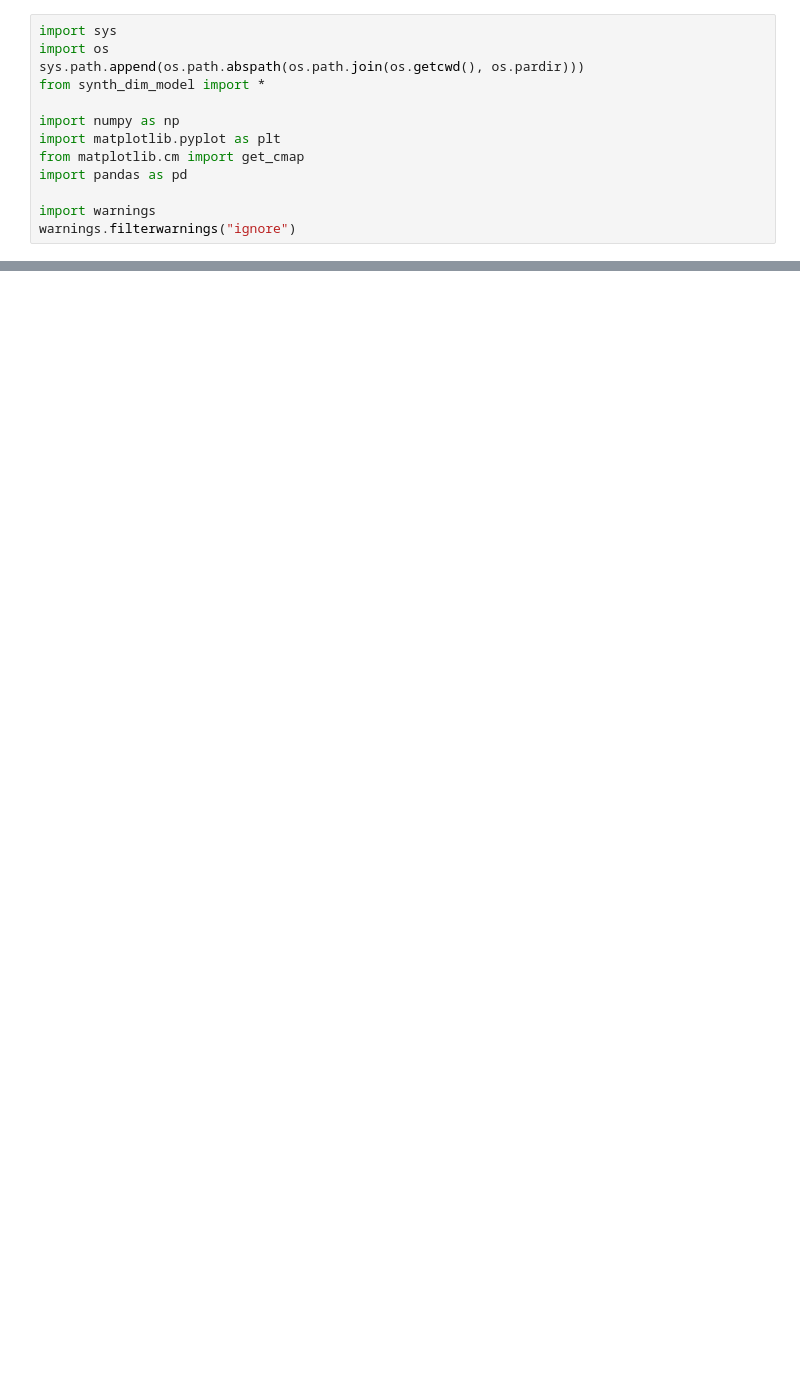
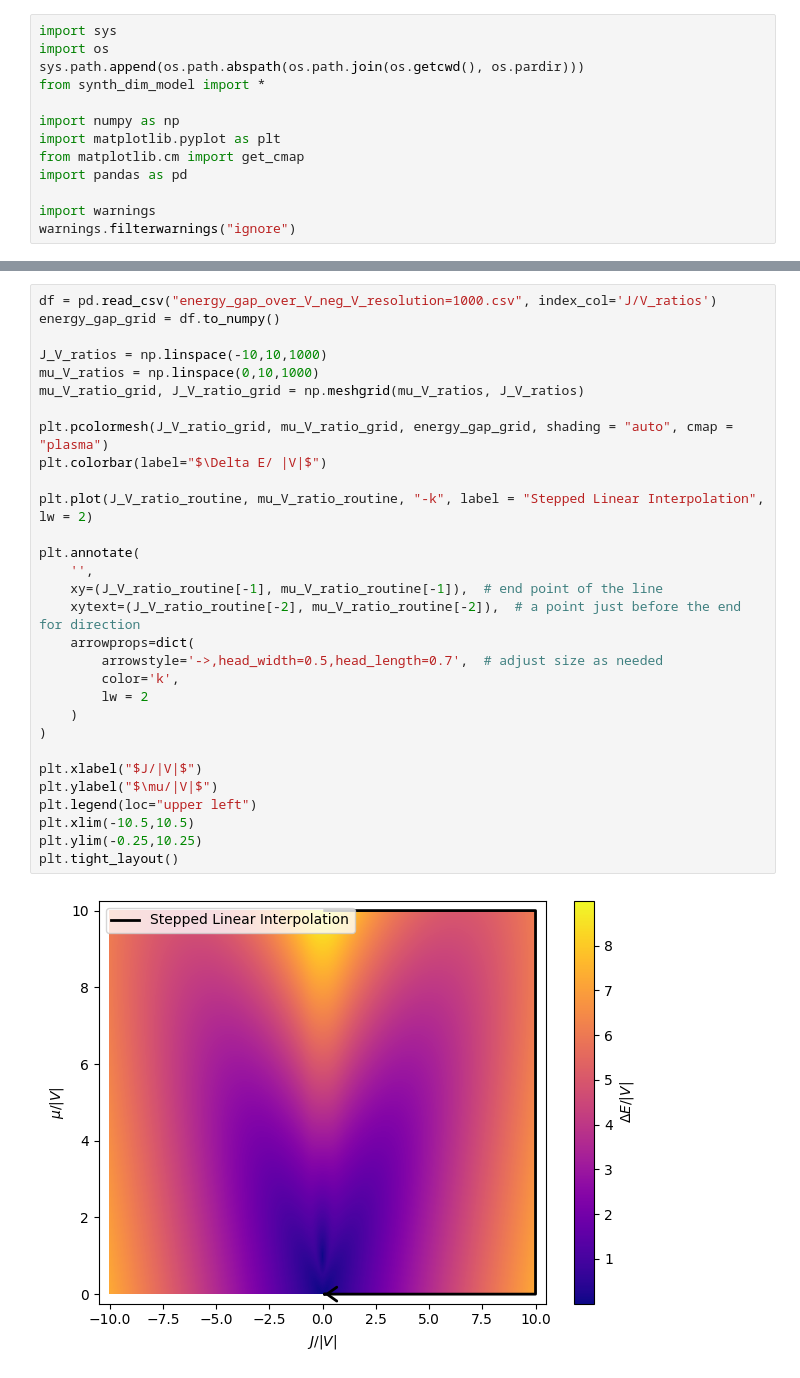
Before and after one commit to jwdesroches/synthetic_dimensions, a Jupyter notebook: adiabatic_evolution/plotting_test.ipynb, the cells around one changed output, grey strips where cells are left out. Cells and saved outputs as stored; diff of their text form; blank space fills up the shorter version.

```diff
--- a/adiabatic_evolution/plotting_test.ipynb
+++ b/adiabatic_evolution/plotting_test.ipynb
@@ -133,0 +154,32 @@ fig, ax = plt.subplots()
+# %%
+df = pd.read_csv("energy_gap_over_V_neg_V_resolution=1000.csv", index_col='J/V_ratios')
+energy_gap_grid = df.to_numpy()
+
+J_V_ratios = np.linspace(-10,10,1000)
+mu_V_ratios = np.linspace(0,10,1000)
+mu_V_ratio_grid, J_V_ratio_grid = np.meshgrid(mu_V_ratios, J_V_ratios)
+
+plt.pcolormesh(J_V_ratio_grid, mu_V_ratio_grid, energy_gap_grid, shading = "auto", cmap = "plasma")
+plt.colorbar(label="$\Delta E/ |V|$")
+
+plt.plot(J_V_ratio_routine, mu_V_ratio_routine, "-k", label = "Stepped Linear Interpolation", lw = 2)
+
+plt.annotate(
+    '',
+    xy=(J_V_ratio_routine[-1], mu_V_ratio_routine[-1]),  # end point of the line
+    xytext=(J_V_ratio_routine[-2], mu_V_ratio_routine[-2]),  # a point just before the end for direction
+    arrowprops=dict(
+        arrowstyle='->,head_width=0.5,head_length=0.7',  # adjust size as needed
+        color='k',
+        lw = 2
+    )
+)
+
+plt.xlabel("$J/|V|$")
+plt.ylabel("$\mu/|V|$")
+plt.legend(loc="upper left")
+plt.xlim(-10.5,10.5)
+plt.ylim(-0.25,10.25)
+plt.tight_layout()
+# %% [output]
+[figure, added]
```
Also changed, not shown: parts of 2 cells of this notebook, 8 other files.
